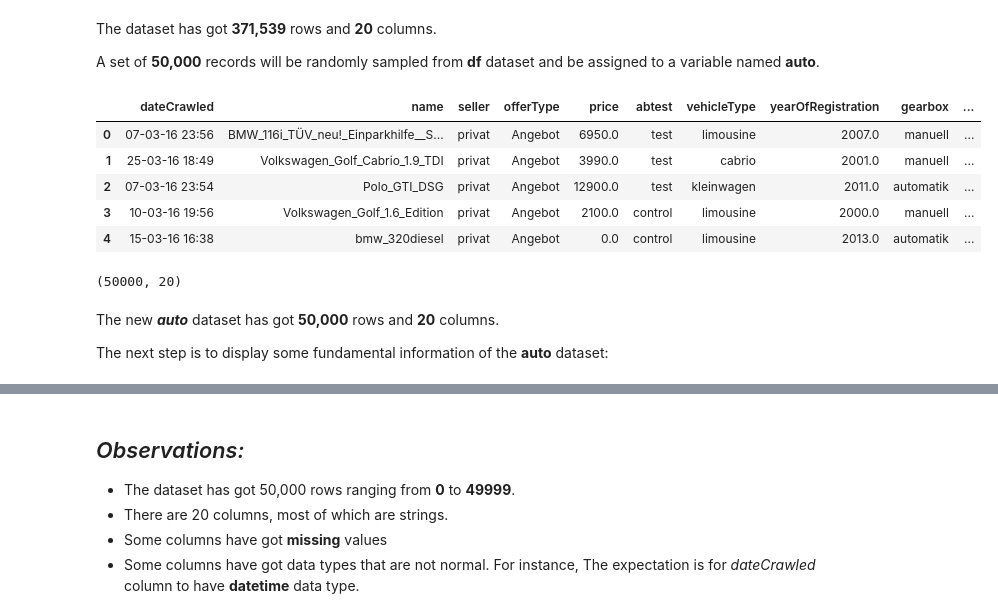
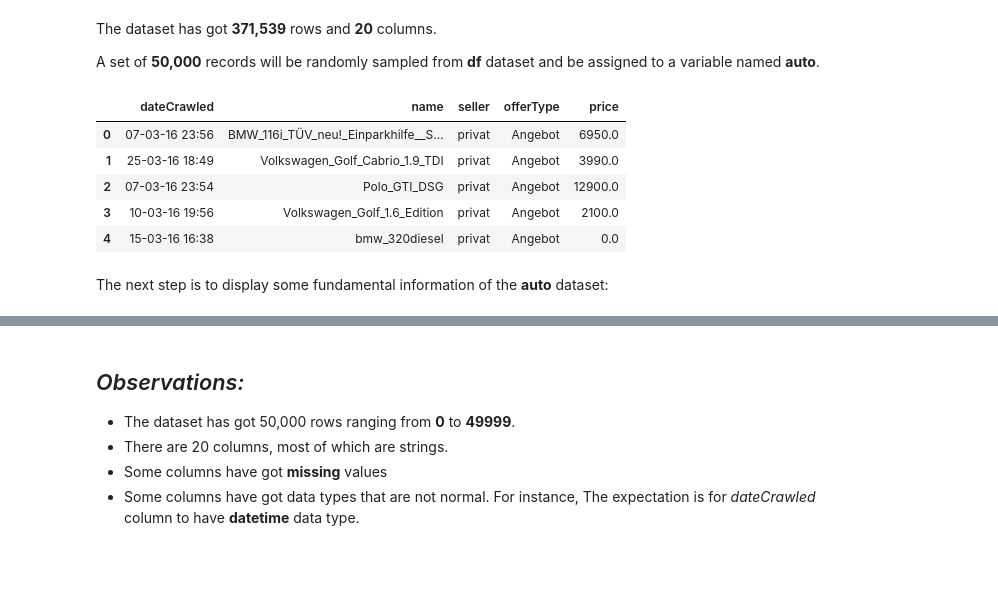
Before and after one commit to KasiwaAcademy/data_lab, a Jupyter notebook: content/E_Bay_Cars_Project.ipynb, the cells around one changed output, grey strips where cells are left out. Drawn from its saved outputs; the diff is of its cells as text; code cells hidden in the pictures; blank space fills up the shorter version.

```diff
--- a/content/E_Bay_Cars_Project.ipynb
+++ b/content/E_Bay_Cars_Project.ipynb
@@ -38,6 +39,6 @@ warnings.filterwarnings(action ='ignore', category = UserWarning)
 # %%
 # Read in dataset (csv file).
-df = pd.read_csv(r"C:\Users\j\Documents\Data Analytics Projects\e_Bay_Cars\autos.csv", low_memory = False)
+df = pd.read_csv("data/raw/autos.csv", low_memory = False)
 
 # Display the number of rows and columns.
 df.shape
@@ -50,23 +51,16 @@ A set of **50,000** records will be randomly sampled from **df** dataset and be
 # %%
 # Random Sampling of 50,000 rows from "df"
 auto = df.sample(n = 50000, random_state = 1, ignore_index = True)
 
-# Display the first five rows from auto
-auto.head()
+# Display the first five rows and first five columns from auto DataFrame
+auto.iloc[:, :5].head()
 # %% [output]
-|  | dateCrawled | name | seller | offerType | price | abtest | vehicleType | yearOfRegistration | gearbox | ... |
-| 0 | 07-03-16 23:56 | BMW_116i_TÜV_neu!_Einparkhilfe__S... | privat | Angebot | 6950.0 | test | limousine | 2007.0 | manuell | ... |
-| 1 | 25-03-16 18:49 | Volkswagen_Golf_Cabrio_1.9_TDI | privat | Angebot | 3990.0 | test | cabrio | 2001.0 | manuell | ... |
-| 2 | 07-03-16 23:54 | Polo_GTI_DSG | privat | Angebot | 12900.0 | test | kleinwagen | 2011.0 | automatik | ... |
-| 3 | 10-03-16 19:56 | Volkswagen_Golf_1.6_Edition | privat | Angebot | 2100.0 | control | limousine | 2000.0 | manuell | ... |
-| 4 | 15-03-16 16:38 | bmw_320diesel | privat | Angebot | 0.0 | control | limousine | 2013.0 | automatik | ... |
+|  | dateCrawled | name | seller | offerType | price |
+| 0 | 07-03-16 23:56 | BMW_116i_TÜV_neu!_Einparkhilfe__S... | privat | Angebot | 6950.0 |
+| 1 | 25-03-16 18:49 | Volkswagen_Golf_Cabrio_1.9_TDI | privat | Angebot | 3990.0 |
+| 2 | 07-03-16 23:54 | Polo_GTI_DSG | privat | Angebot | 12900.0 |
+| 3 | 10-03-16 19:56 | Volkswagen_Golf_1.6_Edition | privat | Angebot | 2100.0 |
+| 4 | 15-03-16 16:38 | bmw_320diesel | privat | Angebot | 0.0 |
-# %%
-# Display the number of rows and columns in the sampled dataset
-auto.shape
-# %% [output]
-(50000, 20)
 # %% [markdown]
-The new _**auto**_ dataset has got **50,000** rows and **20** columns.
-
 The next step is to display some fundamental information of the **auto** dataset:
 # %%
```
Also changed, not shown: parts of 27 cells of this notebook, 6 other files.
